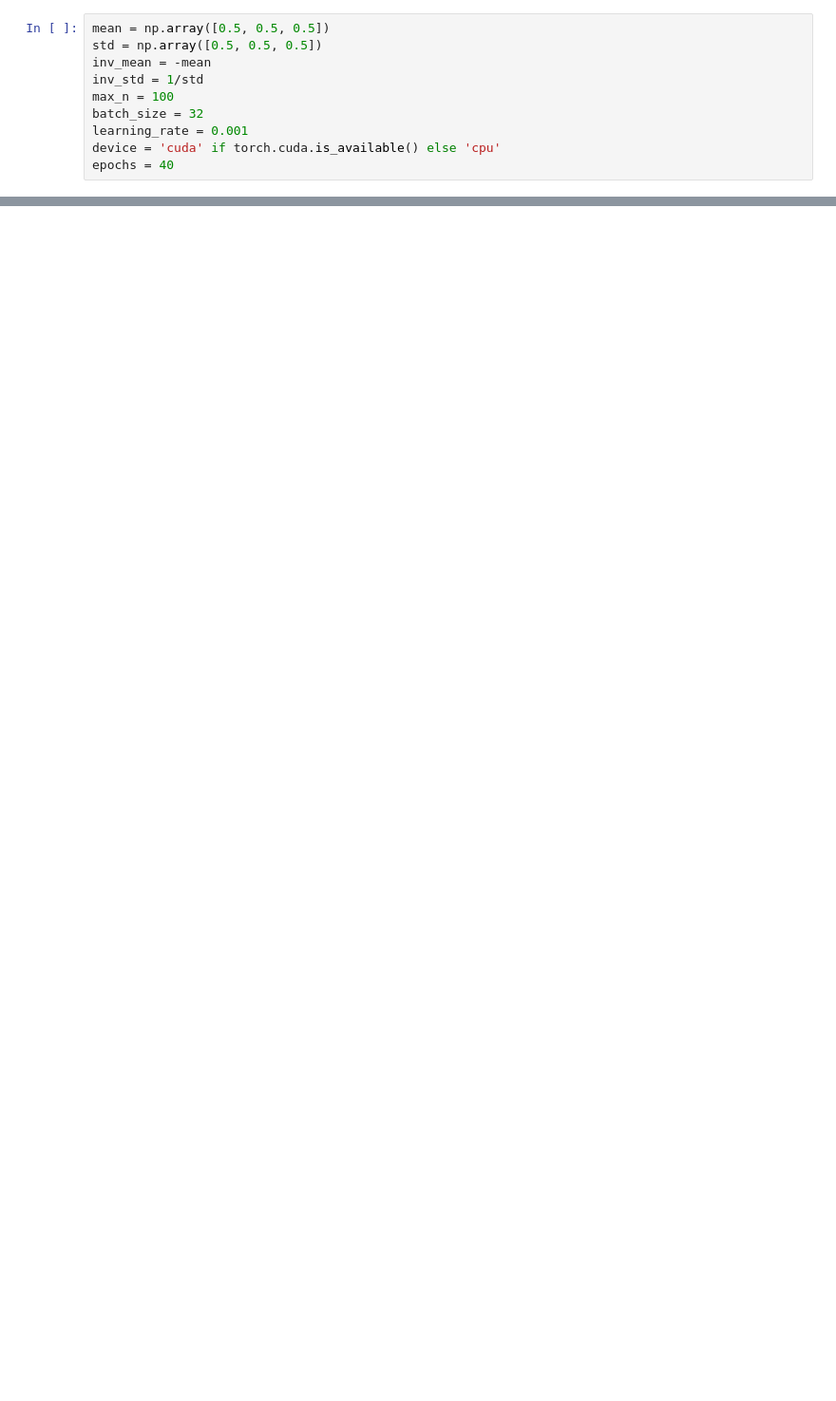
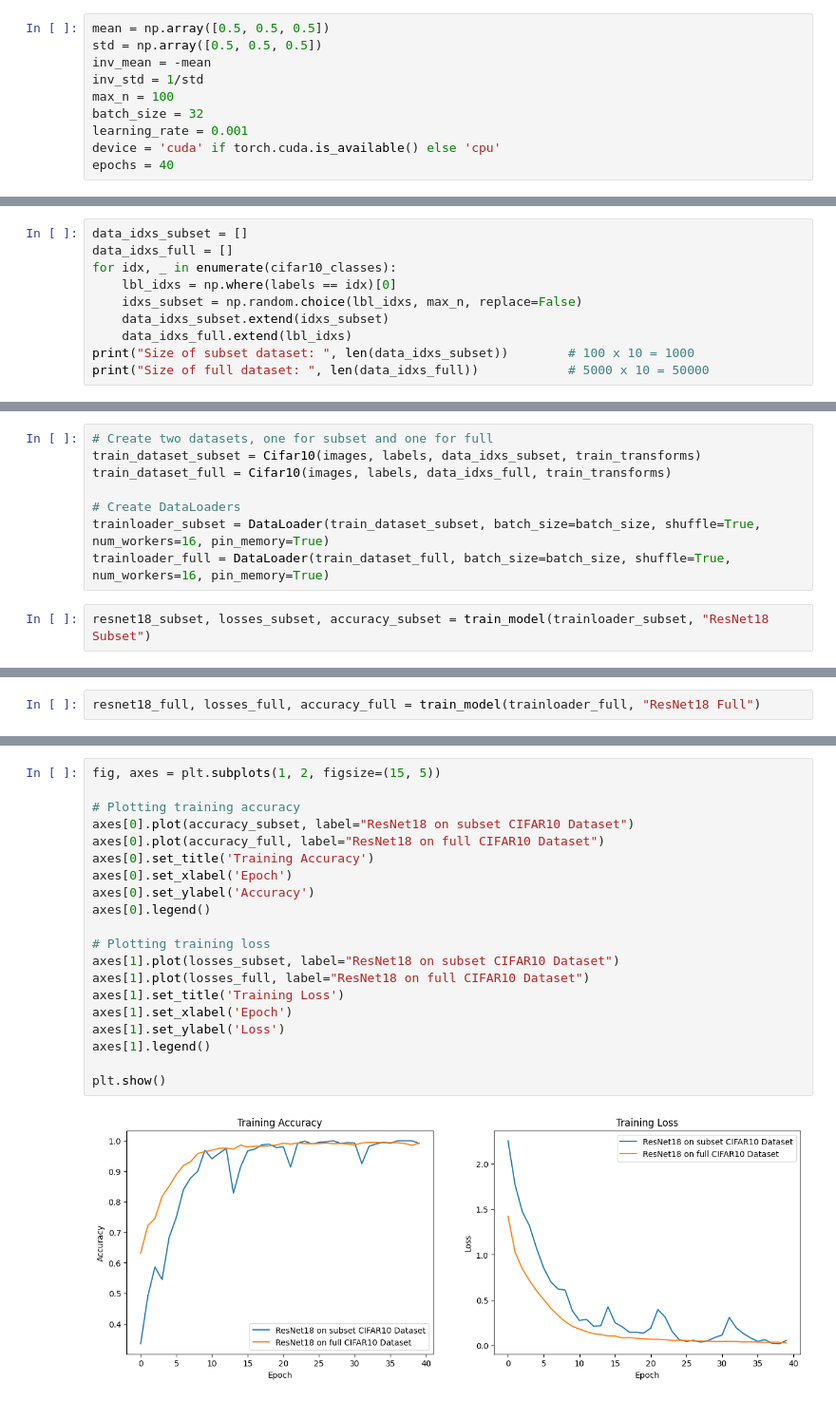
Before and after one commit to munish30monga/gnr_650, a Jupyter notebook: assignment_1.ipynb, the cells around one changed output, grey strips where cells are left out. Shown at 95% size. Saved outputs shown, nothing was run; the diff lists cells and outputs as text; blank space fills up the shorter version.

Commit message:
added comparison with full cifar 10 dataset

```diff
--- a/assignment_1.ipynb
+++ b/assignment_1.ipynb
@@ -201,0 +327,10 @@ for layer in model.named_modules():
+# %%
+data_idxs_subset = []
+data_idxs_full = []
+for idx, _ in enumerate(cifar10_classes):
+    lbl_idxs = np.where(labels == idx)[0]
+    idxs_subset = np.random.choice(lbl_idxs, max_n, replace=False)
+    data_idxs_subset.extend(idxs_subset)
+    data_idxs_full.extend(lbl_idxs)
+print("Size of subset dataset: ", len(data_idxs_subset))        # 100 x 10 = 1000
+print("Size of full dataset: ", len(data_idxs_full))            # 5000 x 10 = 50000
@@ -201,0 +340,10 @@ for layer in model.named_modules():
+# %%
+# Create two datasets, one for subset and one for full
+train_dataset_subset = Cifar10(images, labels, data_idxs_subset, train_transforms)
+train_dataset_full = Cifar10(images, labels, data_idxs_full, train_transforms)
+
+# Create DataLoaders
+trainloader_subset = DataLoader(train_dataset_subset, batch_size=batch_size, shuffle=True, num_workers=16, pin_memory=True)
+trainloader_full = DataLoader(train_dataset_full, batch_size=batch_size, shuffle=True, num_workers=16, pin_memory=True)
+# %%
+resnet18_subset, losses_subset, accuracy_subset = train_model(trainloader_subset, "ResNet18 Subset")
@@ -201,0 +413,2 @@ for layer in model.named_modules():
+# %%
+resnet18_full, losses_full, accuracy_full = train_model(trainloader_full, "ResNet18 Full")
@@ -201,0 +478,22 @@ for layer in model.named_modules():
+# %%
+fig, axes = plt.subplots(1, 2, figsize=(15, 5))
+
+# Plotting training accuracy
+axes[0].plot(accuracy_subset, label="ResNet18 on subset CIFAR10 Dataset")
+axes[0].plot(accuracy_full, label="ResNet18 on full CIFAR10 Dataset")
+axes[0].set_title('Training Accuracy')
+axes[0].set_xlabel('Epoch')
+axes[0].set_ylabel('Accuracy')
+axes[0].legend()
+
+# Plotting training loss
+axes[1].plot(losses_subset, label="ResNet18 on subset CIFAR10 Dataset")
+axes[1].plot(losses_full, label="ResNet18 on full CIFAR10 Dataset")
+axes[1].set_title('Training Loss')
+axes[1].set_xlabel('Epoch')
+axes[1].set_ylabel('Loss')
+axes[1].legend()
+
+plt.show()
+# %% [output]
+[figure, added]
```
Also changed, not shown: parts of 38 cells of this notebook.
